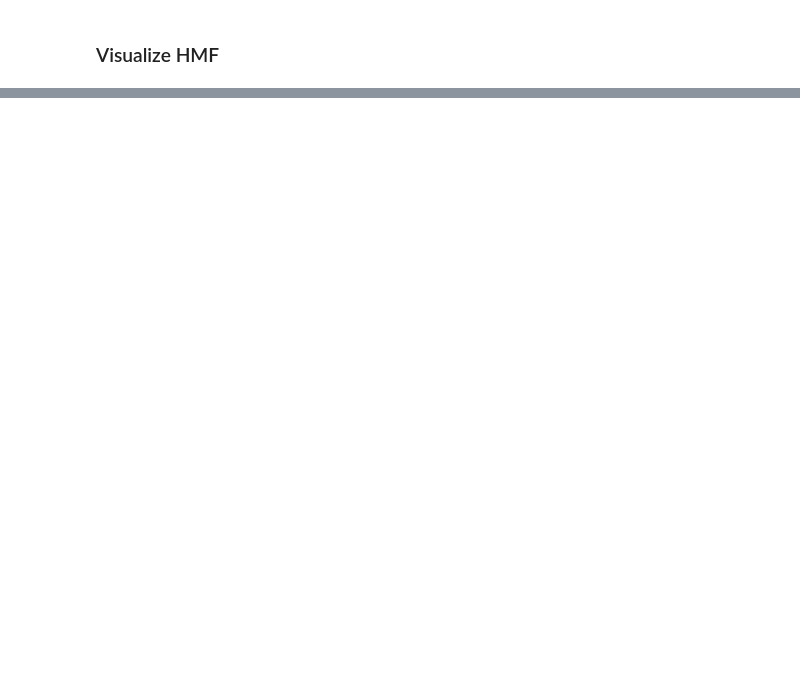
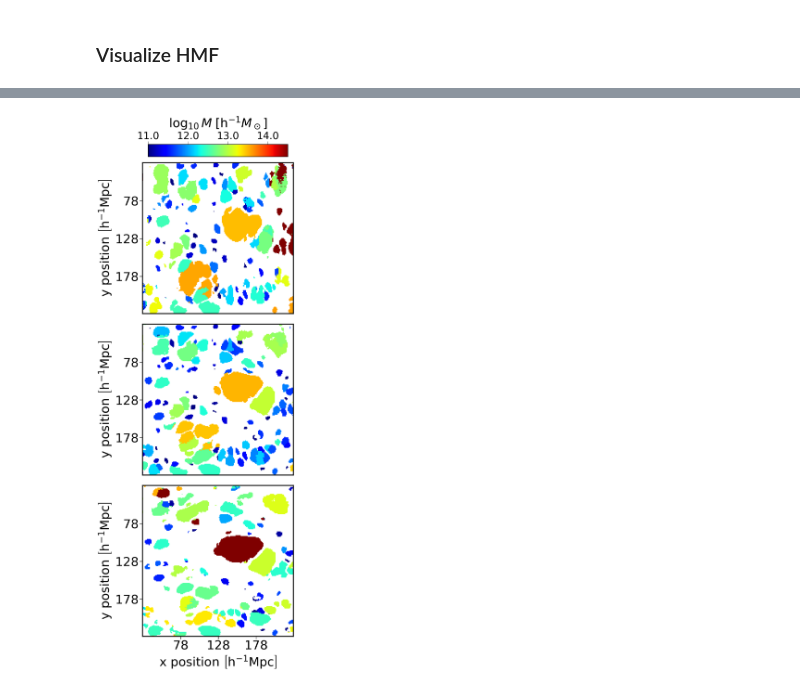
Before and after one commit to daniellopezcano/instance_halos, a Jupyter notebook: notebooks/example.ipynb, the cells around one changed output, grey strips where cells are left out. Drawn from its saved outputs; the diff is of its cells as text; code cells hidden in the pictures; blank space fills up the shorter version.

Commit message:
added experiment plots in the example notebook

```diff
--- a/notebooks/example.ipynb
+++ b/notebooks/example.ipynb
@@ -195,0 +202,12 @@ fig = ph.utils.plot_HMF(xx_true, yy_true, xx_pred, yy_pred)
+# %%
+LL = 50. # size of the simulation box
+q = ph.utils.uniform_grid_nd(delta.shape, L=LL)
+q0 = np.array(3*(LL/2,))
+# %%
+list_experiment_delta = [-.8, 0, 0.8]
+experiments_delta = {}
+for ii in range(len(list_experiment_delta)):
+    tmp_delta = delta + list_experiment_delta[ii]
+    tmp_potential = potential + (list_experiment_delta[ii]/6)*np.linalg.norm(q-q0, axis=-1)
+    tmp_semantic, tmp_instance = ph.predictions.panoptic_prediction(delta=tmp_delta, potential=tmp_potential)
+    experiments_delta[ii] = ph.utils.compute_log10mass_map_from_label_map(tmp_instance)
@@ -195,0 +238,8 @@ fig = ph.utils.plot_HMF(xx_true, yy_true, xx_pred, yy_pred)
+# %%
+list_experiment_potential = [-0.5, 0, 0.5]
+experiments_potential = {}
+for ii in range(len(list_experiment_potential)):
+    tmp_delta = delta
+    tmp_potential = potential + ph.utils.tide(-list_experiment_potential[ii]/2, -list_experiment_potential[ii]/2, list_experiment_potential[ii])
+    tmp_semantic, tmp_instance = ph.predictions.panoptic_prediction(delta=tmp_delta, potential=tmp_potential)
+    experiments_potential[ii] = ph.utils.compute_log10mass_map_from_label_map(tmp_instance)
@@ -195,0 +264,4 @@ fig = ph.utils.plot_HMF(xx_true, yy_true, xx_pred, yy_pred)
+# %%
+fig = ph.utils.plot_experiments(experiments_potential, ii_slice=180, FoV=200)
+# %% [output]
+[figure, added]
```
Also changed, not shown: parts of 11 cells of this notebook, 1 other file.
